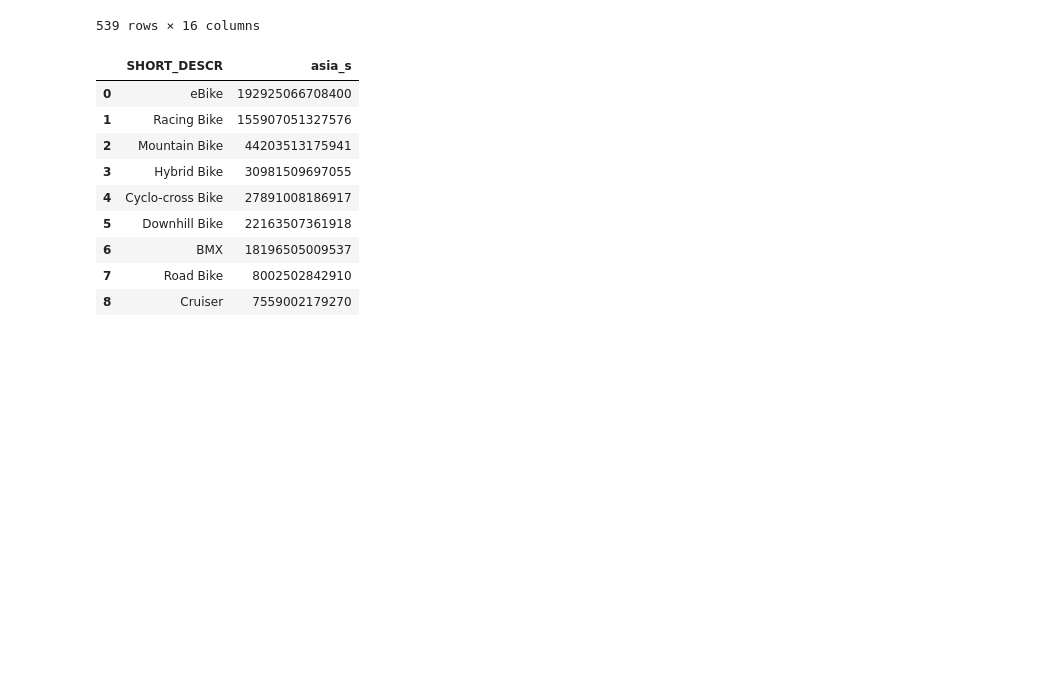
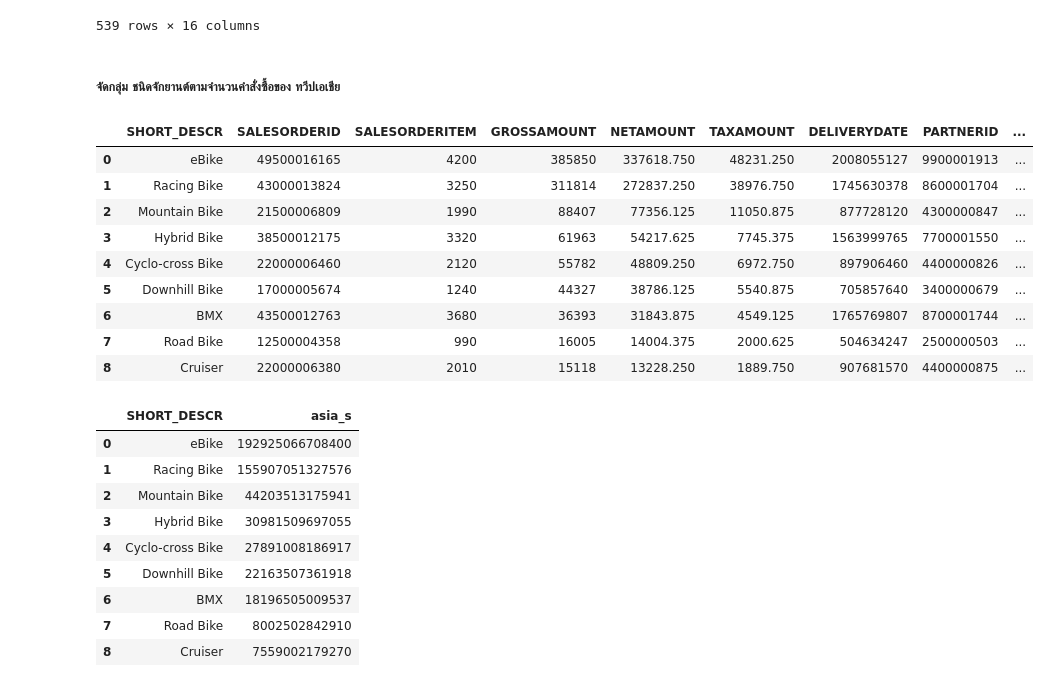
Before and after one commit to nicha0524/DPDM2021, a Jupyter notebook: Project.ipynb, the cells around one changed output. Cells and saved outputs as stored; diff of their text form; code cells hidden in the pictures; blank space fills up the shorter version.

```diff
--- a/Project.ipynb
+++ b/Project.ipynb
@@ -149,0 +152,4 @@ Addresses
+# %%
+path = '/content/drive/My Drive/DPDM2021_DATA' #    เรียกข้อมูลจาก drive
+region_fall= pd.read_csv(os.path.join(path,'region1.csv')) # read ข้อมูลจาก Excel โดยใช้ คำสั่ง  pd.read_csv
+region_fall
@@ -427,0 +439,3 @@ Sales_Order_Items
+# %%
+Sales_Order_Items['Region_full'] = Sales_Order_Items ['REGION'].map(region_fall .set_index('Region')['Region_full_name'])
+Sales_Order_Items
@@ -759,2 +772,2 @@ Name: PRODUCTID, Length: 1930, dtype: int64
 # %%
-Sales_Order_Items['BMX_S']=(BMX['GROSSAMOUNT']*BMX['SALESORDERITEM'])
+(BMX['GROSSAMOUNT']*BMX['SALESORDERITEM']).sum()
@@ -876,5 +880,5 @@ Sales_Order_Items
 # %%
-Asia=Sales_Order_Items[Sales_Order_Items['REGION']=='APJ']
+Asia=Sales_Order_Items[Sales_Order_Items['Region_full']=='Asia_Pacific_and_Japan']
 Asia
 # %% [output]
 |  | SALESORDERID | SALESORDERITEM | PRODUCTID | GROSSAMOUNT | NETAMOUNT | TAXAMOUNT | DELIVERYDATE | PRODUCT_C | ... |
@@ -914,6 +920,19 @@ Asia
 | 1928 | 500000333 | 40 | BX-1011 | 249 | 217.875 | 31.125 | 20190709 | BX | ... |
 | 1929 | 500000333 | 50 | BX-1015 | 299 | 261.625 | 37.375 | 20190709 | BX | ... |
 539 rows × 16 columns
+# %% [markdown]
+##### จัดกลุ่ม ชนิดจักยานต์ตามจำนวนคำสั่งซื้อของ ทวีปเอเชีย
 # %%
-bicycle=Bike.groupby('SHORT_DESCR').sum().sort_values(by=['SALESORDERITEM'],ascending=False).reset_index()
-bicycle
+A=Asia.groupby('SHORT_DESCR').sum().sort_values(by=['asia_s'],ascending=False).reset_index()
+A
+# %% [output]
+|  | SHORT_DESCR | SALESORDERID | SALESORDERITEM | GROSSAMOUNT | NETAMOUNT | TAXAMOUNT | DELIVERYDATE | PARTNERID | ... |
+| 0 | eBike | 49500016165 | 4200 | 385850 | 337618.750 | 48231.250 | 2008055127 | 9900001913 | ... |
+| 1 | Racing Bike | 43000013824 | 3250 | 311814 | 272837.250 | 38976.750 | 1745630378 | 8600001704 | ... |
+| 2 | Mountain Bike | 21500006809 | 1990 | 88407 | 77356.125 | 11050.875 | 877728120 | 4300000847 | ... |
+| 3 | Hybrid Bike | 38500012175 | 3320 | 61963 | 54217.625 | 7745.375 | 1563999765 | 7700001550 | ... |
+| 4 | Cyclo-cross Bike | 22000006460 | 2120 | 55782 | 48809.250 | 6972.750 | 897906460 | 4400000826 | ... |
+| 5 | Downhill Bike | 17000005674 | 1240 | 44327 | 38786.125 | 5540.875 | 705857640 | 3400000679 | ... |
+| 6 | BMX | 43500012763 | 3680 | 36393 | 31843.875 | 4549.125 | 1765769807 | 8700001744 | ... |
+| 7 | Road Bike | 12500004358 | 990 | 16005 | 14004.375 | 2000.625 | 504634247 | 2500000503 | ... |
+| 8 | Cruiser | 22000006380 | 2010 | 15118 | 13228.250 | 1889.750 | 907681570 | 4400000875 | ... |
```
Also changed, not shown: parts of 31 cells of this notebook.
